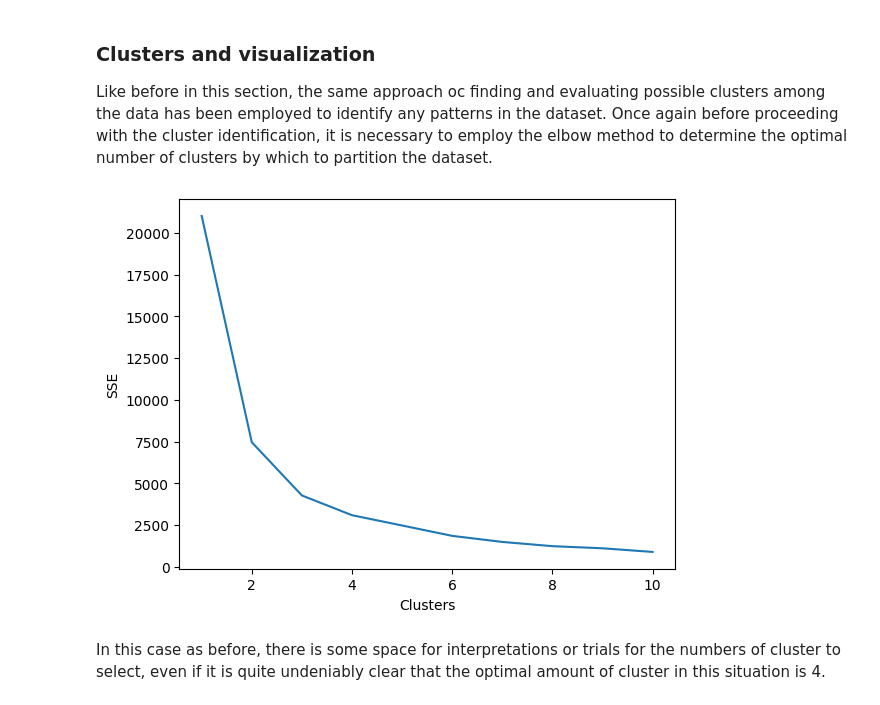
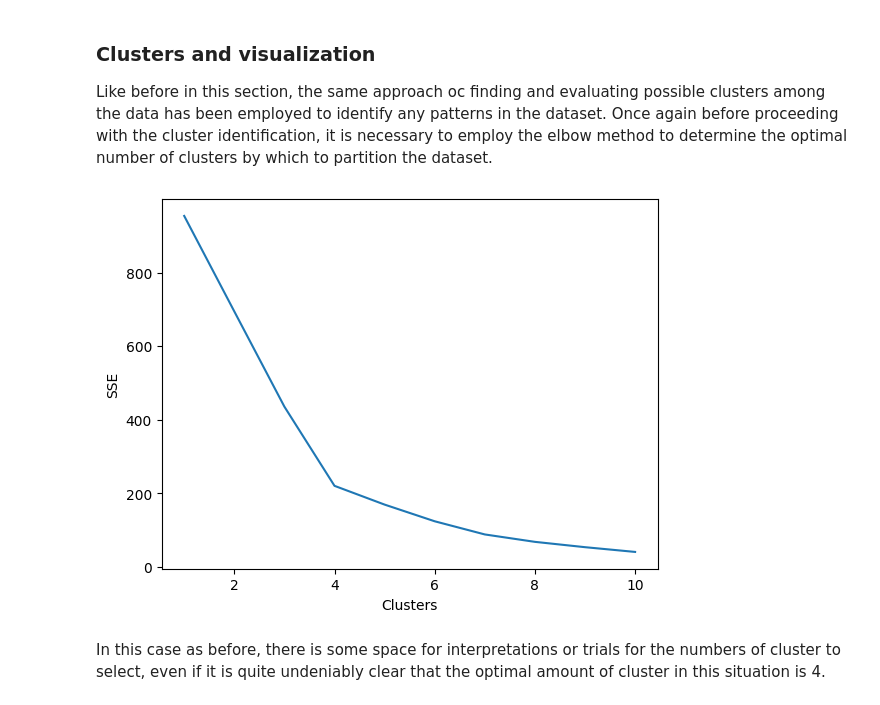
Before and after one commit to alicepicco333/wipEU, a Jupyter notebook: technical_analysis/geomashup.ipynb, the cells around one changed output. Saved outputs shown, nothing was run; the diff lists cells and outputs as text; code cells hidden in the pictures.

```diff
--- a/technical_analysis/geomashup.ipynb
+++ b/technical_analysis/geomashup.ipynb
@@ -617,26 +791,26 @@ Displayed above are the correlation results presented in a graphical format, aki
 
 Like before in this section, the same approach oc finding and evaluating possible clusters among the data has been employed to identify any patterns in the dataset. Once again before proceeding with the cluster identification, it is necessary to employ the elbow method to determine the optimal number of clusters by which to partition the dataset.
 # %%
-import numpy as np
-import matplotlib.pyplot as plt
-import seaborn as sns
-from sklearn import cluster
+# import numpy as np
+# import matplotlib.pyplot as plt
+# import seaborn as sns
+# from sklearn import cluster
 
-Y = merged_df_final2.iloc[:,1:].values
+# scaler = StandardScaler()
+# scaled_data2 = scaler.fit_transform(merged_df_final2.select_dtypes(include=[np.number]))
+# # Apply elbow method to understand the number of cluster
 
-# Apply elbow method to understand the number of cluster
+# wcss = []
+# for i in range(1,11):
+#     k_means = cluster.KMeans(n_clusters=i,init='k-means++', random_state=42)
+#     k_means.fit(scaled_data2)
+#     wcss.append(k_means.inertia_)
 
-wcss = []
-for i in range(1,11):
-    k_means = cluster.KMeans(n_clusters=i,init='k-means++', random_state=42)
-    k_means.fit(Y)
-    wcss.append(k_means.inertia_)
-
-plt.plot(np.arange(1,11),wcss)
-plt.xlabel('Clusters')
-plt.ylabel('SSE')
-plt.show()
+# plt.plot(np.arange(1,11),wcss)
+# plt.xlabel('Clusters')
+# plt.ylabel('SSE')
+# plt.show()
 # %% [output]
-[figure, old version]
+[figure, new version]
 # %% [markdown]
 In this case as before, there is some space for interpretations or trials for the numbers of cluster to select, even if it is quite undeniably clear that the optimal amount of cluster in this situation is 4.
```
Also changed, not shown: parts of 17 cells of this notebook, 1 other file.
